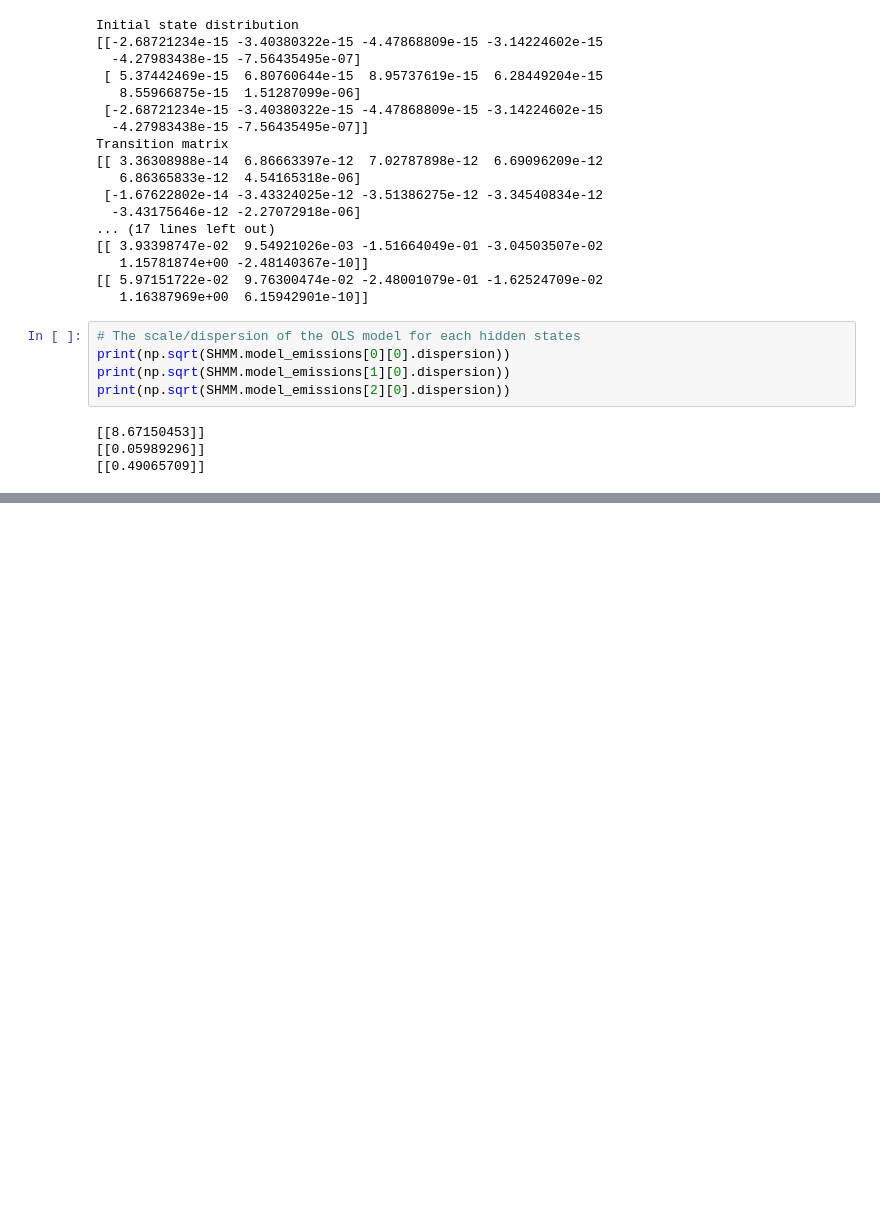
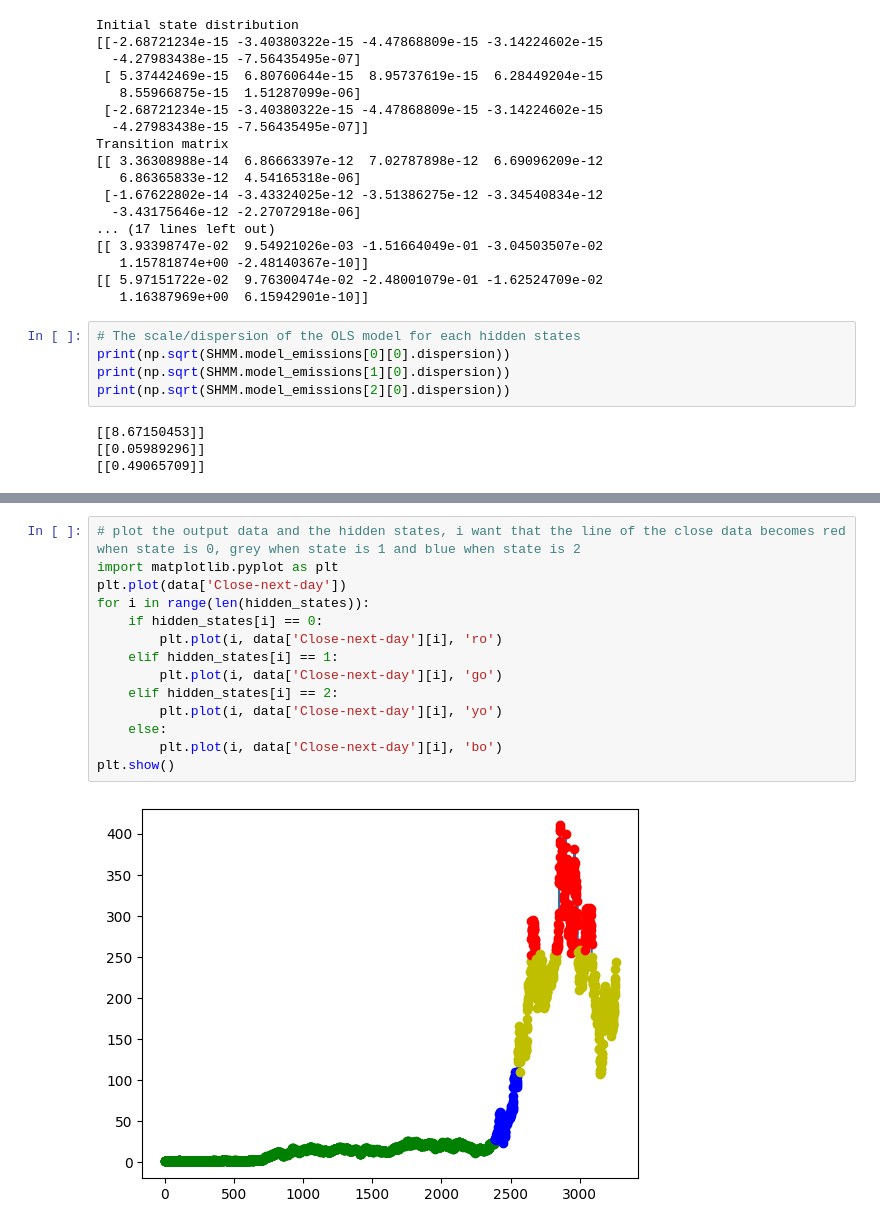
Before and after one commit to 3sara/PML_project, a Jupyter notebook: Financial_data_analysis.ipynb, the cells around one changed output, grey strips where cells are left out. Saved outputs shown, nothing was run; the diff lists cells and outputs as text; blank space fills up the shorter version.

```diff
--- a/Financial_data_analysis.ipynb
+++ b/Financial_data_analysis.ipynb
@@ -112,0 +141,16 @@ print(np.sqrt(SHMM.model_emissions[2][0].dispersion))
+# %%
+# plot the output data and the hidden states, i want that the line of the close data becomes red when state is 0, grey when state is 1 and blue when state is 2
+import matplotlib.pyplot as plt
+plt.plot(data['Close-next-day'])
+for i in range(len(hidden_states)):
+    if hidden_states[i] == 0:
+        plt.plot(i, data['Close-next-day'][i], 'ro')
+    elif hidden_states[i] == 1:
+        plt.plot(i, data['Close-next-day'][i], 'go')
+    elif hidden_states[i] == 2:
+        plt.plot(i, data['Close-next-day'][i], 'yo')
+    else:
+        plt.plot(i, data['Close-next-day'][i], 'bo')
+plt.show()
+# %% [output]
+[figure, added]
```
Also changed, not shown: parts of 4 cells of this notebook, 2 other files.
